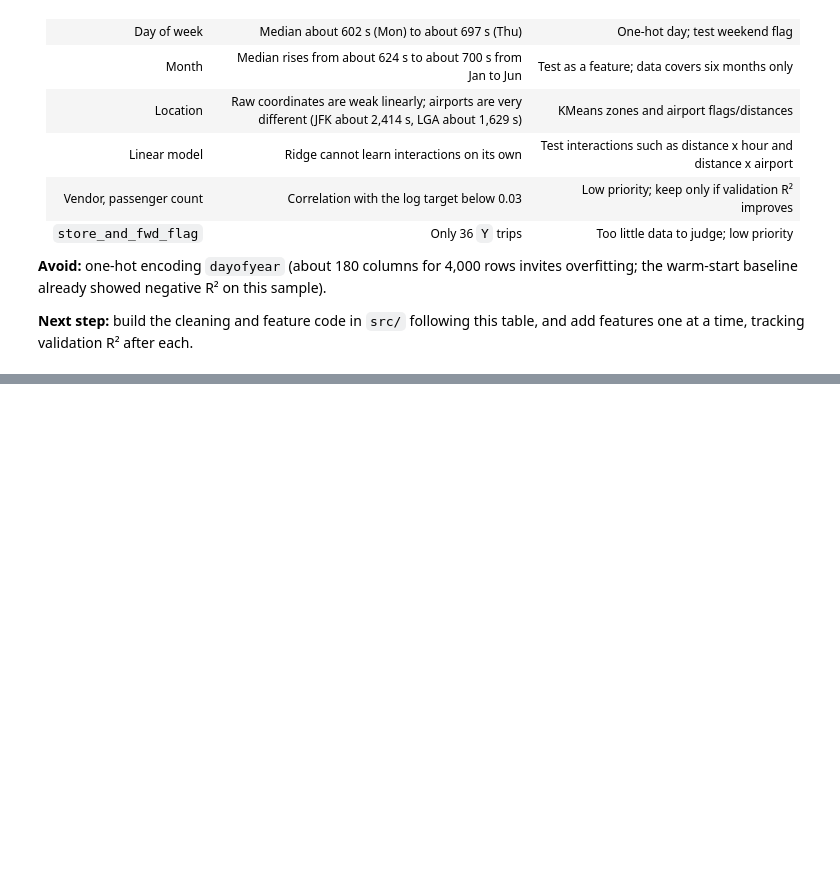
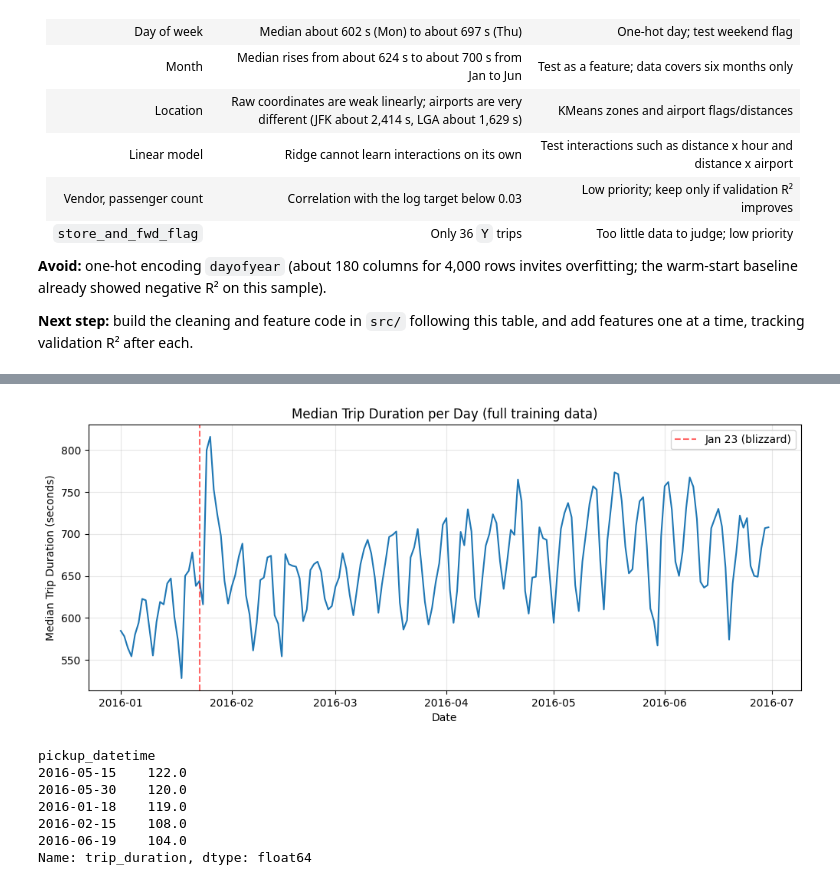
Before and after one commit to rezk-saeed/nyc-taxi-trip-duration, a Jupyter notebook: notebooks/NYC_Taxi_Trip_Duration_EDA.ipynb, the cells around one changed output, grey strips where cells are left out. Drawn from its saved outputs; the diff is of its cells as text; code cells hidden in the pictures; blank space fills up the shorter version.

Commit message:
Update EDA notebook with full-data validation and final summary

```diff
--- a/notebooks/NYC_Taxi_Trip_Duration_EDA.ipynb
+++ b/notebooks/NYC_Taxi_Trip_Duration_EDA.ipynb
@@ -777,0 +810,9 @@ The median trip duration is 655.5 seconds for `N` trips and 741.5 seconds for `Y
+# %%
+full["airport_trip"] = np.select([full["is_jfk"] == 1, full["is_lga"] == 1], ["JFK", "LGA"], default="Other")
+
+clean = full[~full["is_outlier"]]
+clean.groupby("airport_trip").agg(
+    n_trips=("trip_duration", "size"),
+    median_duration_s=("trip_duration", "median"),
+    median_distance_km=("distance_km", "median"),
+).round(1)
@@ -777,0 +839,27 @@ The median trip duration is 655.5 seconds for `N` trips and 741.5 seconds for `Y
+# %%
+clean = full[~full["is_outlier"]]
+daily = clean.groupby(clean["pickup_datetime"].dt.date)["trip_duration"].median()
+daily.index = pd.to_datetime(daily.index)
+
+fig, ax = plt.subplots(figsize=(12, 4.5))
+ax.plot(daily.index, daily.values)
+ax.axvline(pd.Timestamp("2016-01-23"), color="red", linestyle="--", alpha=0.6, label="Jan 23 (blizzard)")
+ax.set_xlabel("Date")
+ax.set_ylabel("Median Trip Duration (seconds)")
+ax.set_title("Median Trip Duration per Day (full training data)")
+ax.grid(alpha=0.3)
+ax.legend()
+plt.show()
+
+# the 5 days that differ most from their weekly median
+unusual = (daily - daily.rolling(7, center=True, min_periods=1).median()).abs().sort_values(ascending=False).head(5)
+unusual.round(0)
+# %% [output]
+[figure, added]
+pickup_datetime
+2016-05-15    122.0
+2016-05-30    120.0
+2016-01-18    119.0
+2016-02-15    108.0
+2016-06-19    104.0
+Name: trip_duration, dtype: float64
```
Also changed, not shown: parts of 6 cells of this notebook, 1 other file.
